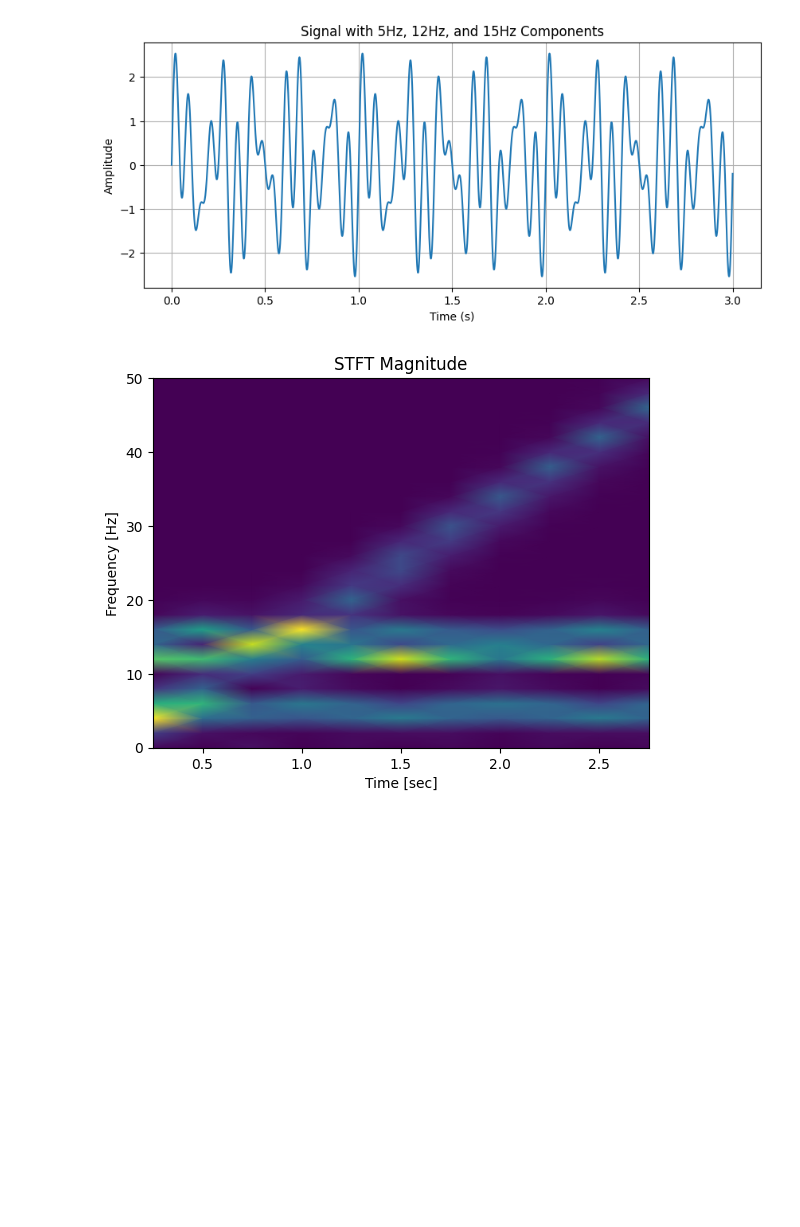
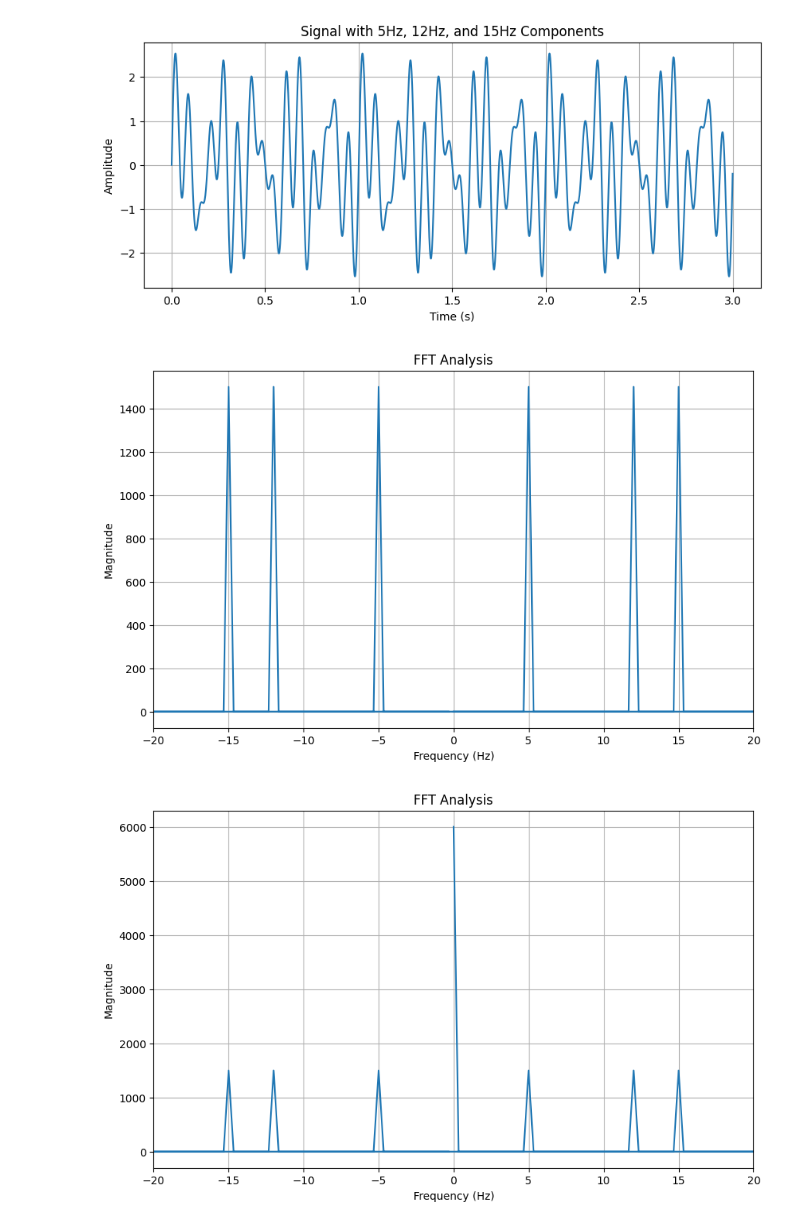
Before and after one commit to sunnivaf/TTK7-project1, a Jupyter notebook: playground.ipynb, the cells around one changed output. Cells and saved outputs as stored; diff of their text form; code cells hidden in the pictures; blank space fills up the shorter version.

```diff
--- a/playground.ipynb
+++ b/playground.ipynb
@@ -33,6 +33,8 @@ fmin, fmax = 0.0, 0.05
 lin_var_freq_comp, _ = fmlin(num_samples, fmin, fmax)
 lin_var_freq_comp = np.real(lin_var_freq_comp)
 signal_lfq = signal + lin_var_freq_comp
+
+signal_o_wn = signal_wn + offset
 # %%
 # Plot the signal
 plt.figure(figsize=(10, 4))
@@ -44,7 +46,12 @@ plt.grid(True)
 plt.show()
 # %% [output]
 [figure]
-# %%
-x, y, z = stft(signal=signal_lfq)
-# %% [output]
-[figure, removed]
+# %%
+x, y = fft(signal=signal)
+x, y = fft(signal=signal_o)
+x, y = fft(signal=signal_wn)
+x, y = fft(signal=signal_o_wn)
+x, y = fft(signal=signal_lfq)
+# %% [output]
+[figure, added]
+[figure, added]
```
Also changed, not shown: parts of 6 cells of this notebook.
